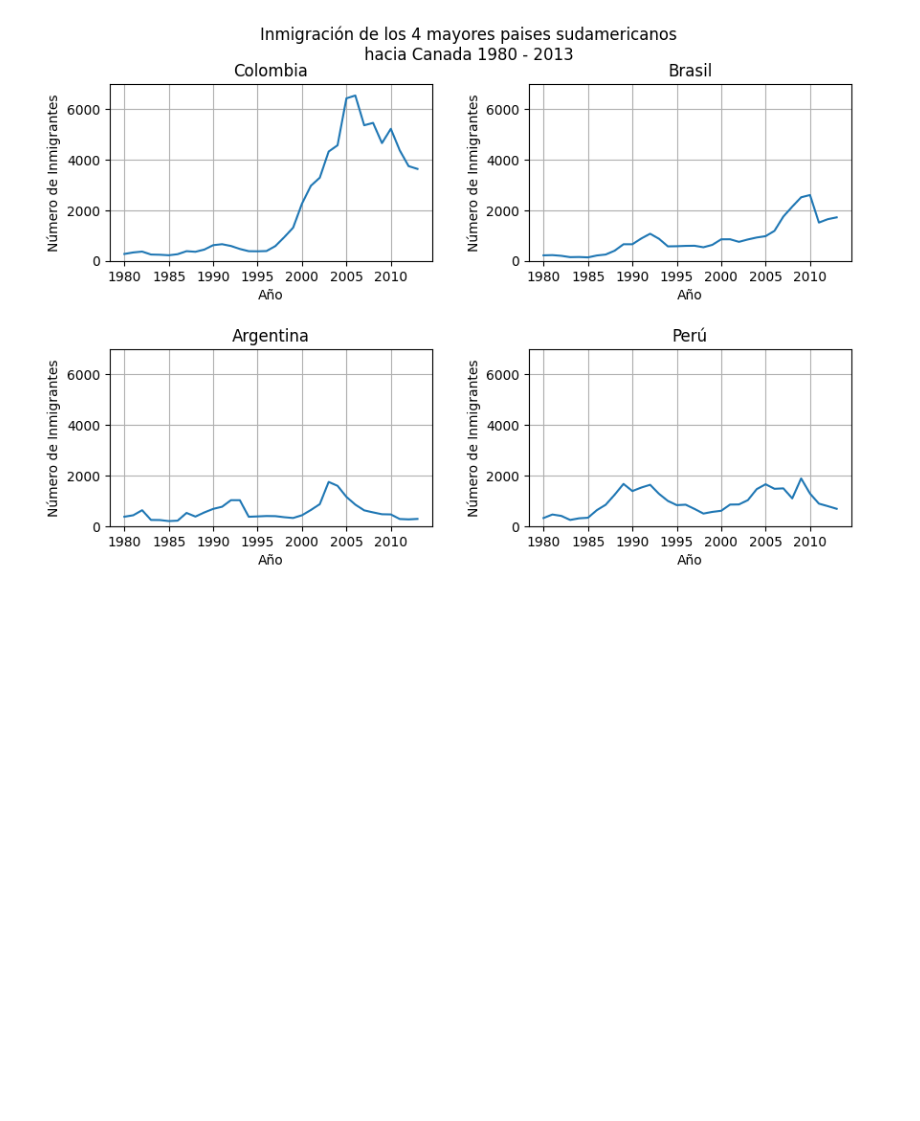
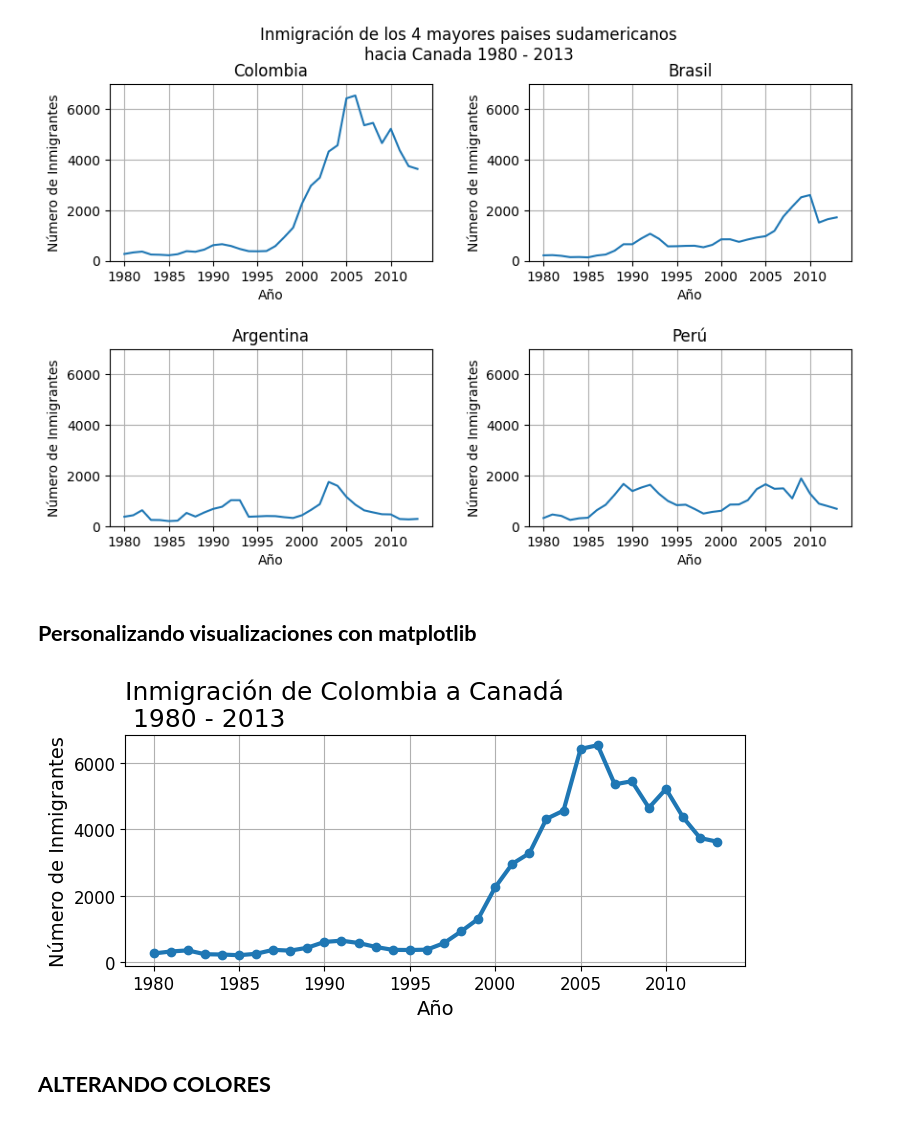
Before and after one commit to AndresCMontejo/Visualizaci-n-de-datos-con-Python-Matplotlib-Seaborn-y-Plotly, a Jupyter notebook: visualizacion_de_datos_con_python.ipynb, the cells around one changed output. Cells and saved outputs as stored; diff of their text form; code cells hidden in the pictures; blank space fills up the shorter version.

```diff
--- a/visualizacion_de_datos_con_python.ipynb
+++ b/visualizacion_de_datos_con_python.ipynb
@@ -321,3 +321,21 @@ for ax in axs.flat:
 plt.show()
 # %% [output]
 [figure]
+# %% [markdown]
+## **Personalizando visualizaciones con matplotlib**
+# %%
+fig, ax = plt.subplots(figsize=(8,3))
+ax.plot(datos_col['Año'], datos_col['Inmigrantes'], lw=3, marker='o') #este codigo es el que hace la linea, con lw cambiamos el grosor de la linea de la grafica, y con marker podemos agregar puntos para una mejor visualización
+ax.xaxis.set_major_locator(plt.MultipleLocator(5))
+ax.set_title('Inmigración de Colombia a Canadá\n 1980 - 2013', fontsize=18, loc='left') #con fontsize podemos modificar la fuente, con loc, podemos cambiar de posición los titulos
+ax.set_xlabel('Año', fontsize=14) #de igual forma con los demas titulos
+ax.set_ylabel('Número de Inmigrantes', fontsize=14)
+#Podemos modificar los valores del eje x & y, es decir, modificar la fuente
+ax.xaxis.set_tick_params(labelsize=12) #modificando la fuente eje x
+ax.yaxis.set_tick_params(labelsize=12) #modificando la fuente eje y
+ax.grid()
+plt.show()
+# %% [output]
+[figure, added]
+# %% [markdown]
+## **ALTERANDO COLORES**
```
